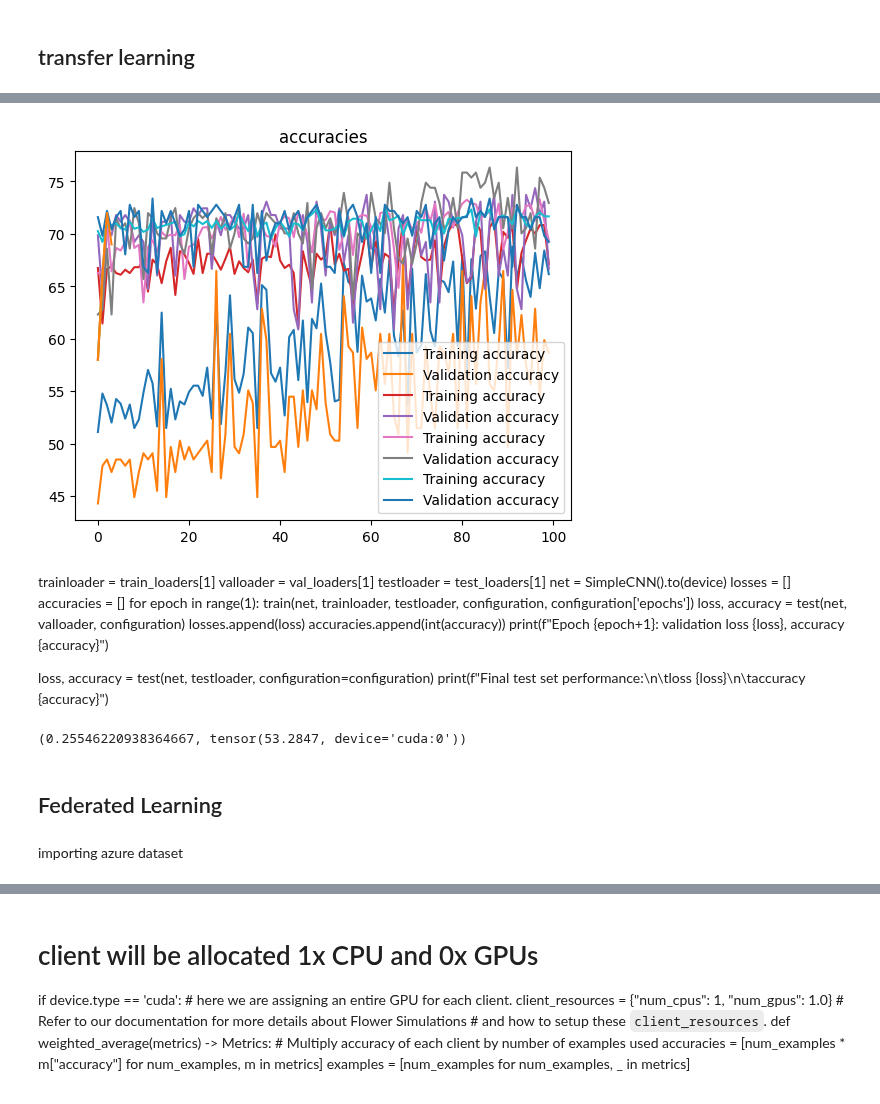
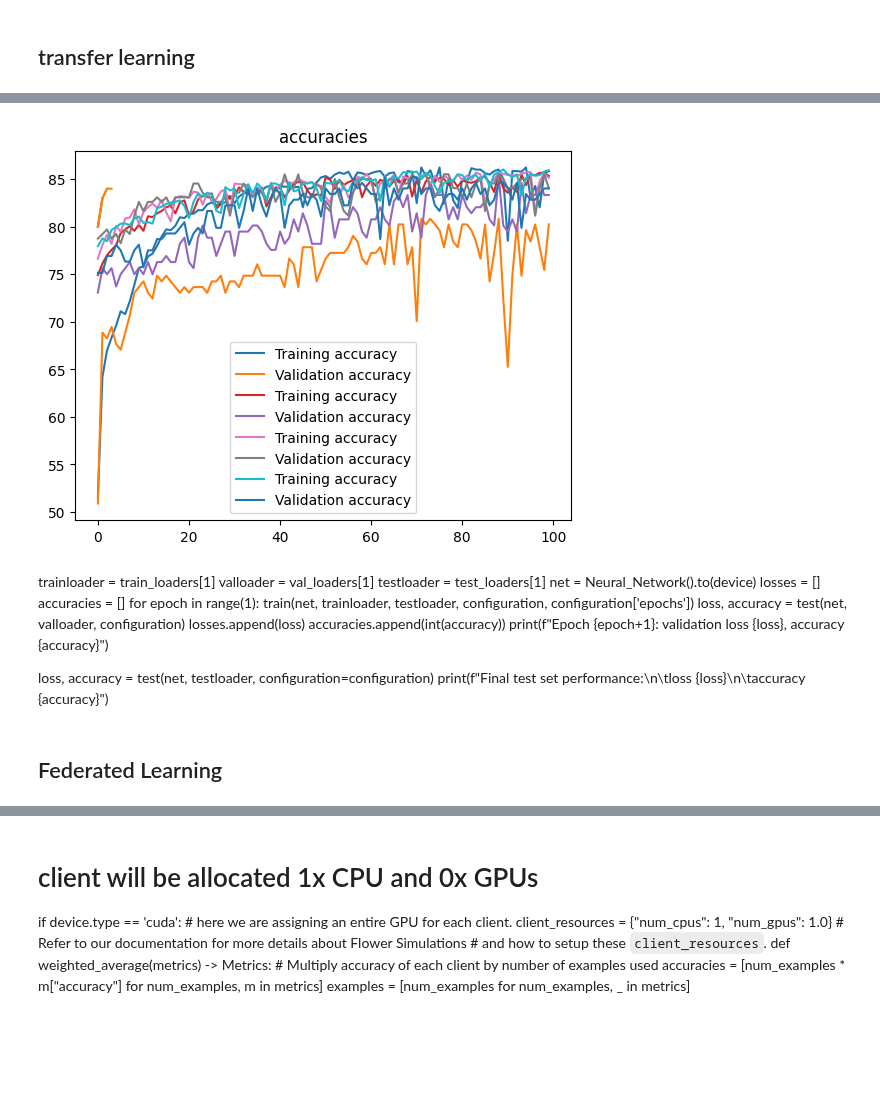
Before and after one commit to dibahk/FTL-on-Predictive-Maintenace, a Jupyter notebook: FTL/centralized_FedAvg.ipynb, the cells around one changed output, grey strips where cells are left out. Saved outputs shown, nothing was run; the diff lists cells and outputs as text; code cells hidden in the pictures; blank space fills up the shorter version.

Commit message:
adding double neural networks

```diff
--- a/FTL/centralized_FedAvg.ipynb
+++ b/FTL/centralized_FedAvg.ipynb
@@ -160,10 +155,8 @@ View run at https://wandb.ai/d-hadjikazemi-queen-mary-university-of-london/FL/ru
 # %%
 # Define the CNN architecture
-class SimpleCNN(nn.Module):
+class Neural_Network(nn.Module):
     def __init__(self):
-        super(SimpleCNN, self).__init__()
-        # self.conv0 = nn.Conv1d(in_channels=24, out_channels=4, kernel_size=3)
-        # self.bn0 = nn.BatchNorm1d(4)
+        super(Neural_Network, self).__init__()
         self.conv1 = nn.Conv1d(in_channels=4, out_channels=8, kernel_size=5)
         self.bn1 = nn.BatchNorm1d(8)
         self.conv2 = nn.Conv1d(in_channels=8, out_channels=8, kernel_size=5)
@@ -178,11 +171,10 @@ class SimpleCNN(nn.Module):
         self.sigmoid = nn.Sigmoid()
 
     def forward(self, x):
-        # x = self.relu(self.conv0(x))
-        x = self.relu(self.conv1(x))
-        x = self.relu(self.conv2(x))
-        # x = self.relu(self.bn1(self.conv1(x)))
-        # x = self.relu(self.bn2(self.conv2(x)))
+        # x = self.relu(self.conv1(x))
+        # x = self.relu(self.conv2(x))
+        x = self.relu(self.bn1(self.conv1(x)))
+        x = self.relu(self.bn2(self.conv2(x)))
         x = self.dropout(x)
         x = self.pool(x)
         x = self.flatten(x)
@@ -206,7 +198,7 @@ def evaluate_metric(model, data_iter, metric):
         n += len(y)
     return c*100 / n
 # %%
-def train(model, train_loaders,test_loader, config, epochs, decay, dropout):
+def train(model, train_loaders,test_loader, config, epochs):
     loss = nn.CrossEntropyLoss()
     optimizer = torch.optim.Adam(model.parameters(), lr=config['learning_rate'], weight_decay=config['decay'])
     losses = [] # Stores the loss for each training batch
@@ -226,15 +218,13 @@ def train(model, train_loaders,test_loader, config, epochs, decay, dropout):
 
             optimizer.step() # Updates the model parameters based on the gradients stored inside them
             epoch_loss += l
-            # train_loss = float(l)
-            # losses.append(train_loss) # Stores the loss for this batch
+
         model.eval() # This is necessary because batch normalization behaves differently between training and evaluation
         train_acc = evaluate_metric(model, train_loaders, correct)
         train_accs.append(train_acc)
         test_acc = evaluate_metric(model, test_loader, correct)
         test_accs.append(test_acc)
-    #     print(f'Epoch {epoch+1}: Training accuracy: {train_accs[-1]} Testing accuracy: {test_accs[-1]}.') # Computes and displays training/testing dataset accuracy.
-    # print(train_accs)
+        print(f'Epoch {epoch+1}: Training accuracy: {train_accs[-1]} Testing accuracy: {test_accs[-1]}.') # Computes and displays training/testing dataset accuracy.
     plt.plot(list(map(lambda x: x.cpu(),train_accs)), label='Training accuracy')
     plt.plot(list(map(lambda x: x.cpu(),test_accs)), label='Validation accuracy')
     plt.title('accuracies')
@@ -285,11 +273,11 @@ torch.Size([699, 4, 50])
 trainloader = NASA[0]
 valloader = NASA[1]
 testloader = NASA[2]
-net = SimpleCNN().to(device)
+net = Neural_Network().to(device)
 losses = []
 accuracies = []
 for epoch in range(1):
-    train(net, trainloader, testloader, configuration, configuration['epochs'], configuration['decay'], configuration['dropout'])
+    train(net, trainloader, testloader, configuration, configuration['epochs'])
     loss, accuracy = test(net, valloader, configuration)
     losses.append(loss)
     accuracies.append(int(accuracy))
@@ -320,16 +308,6 @@ Final test set performance:
 # %% [markdown]
 ## transfer learning
 # %%
-configuration2={
-    "learning_rate": 0.0001,
-    "architecture": "CNN",
-    "epochs": 100,
-    "loss": nn.BCELoss(),
-    "batch_size": 64,
-    "decay":1e-5,
-    'dropout': 0.1,
-    'number of machines': 20
-}
 losses = []
 accuracies = []
 transfer_set = zip(azure_train_loaders, azure_val_loaders)
@@ -337,7 +315,7 @@ i = 1
 for c_train, c_val in transfer_set:
     print(f"For client {i}")
     for epoch in range(1):
-        train(net, c_train, c_val, configuration2, configuration2['epochs'], configuration2['decay'], configuration2['dropout'])
+        train(net, c_train, c_val, configuration, configuration['epochs'])
         loss, accuracy = test(net, c_val, configuration)
         losses.append(loss)
         accuracies.append(int(accuracy))
@@ -368,9 +346,9 @@ Final test set performance:
-[figure, old version]
+[figure, new version]
 # %% [markdown]
 trainloader = train_loaders[1]
 valloader = val_loaders[1]
 testloader = test_loaders[1]
-net = SimpleCNN().to(device)
+net = Neural_Network().to(device)
 losses = []
 accuracies = []
 for epoch in range(1):
@@ -382,11 +360,5 @@ for epoch in range(1):
 <!-- # plt.plot(accuracies) -->
 loss, accuracy = test(net, testloader, configuration=configuration)
 print(f"Final test set performance:\n\tloss {loss}\n\taccuracy {accuracy}")
-# %%
-test(net, testloader, configuration)
-# %% [output]
-(0.25546220938364667, tensor(53.2847, device='cuda:0'))
 # %% [markdown]
 ## Federated Learning
-# %% [markdown]
-importing azure dataset
```
Also changed, not shown: parts of 11 cells of this notebook.
